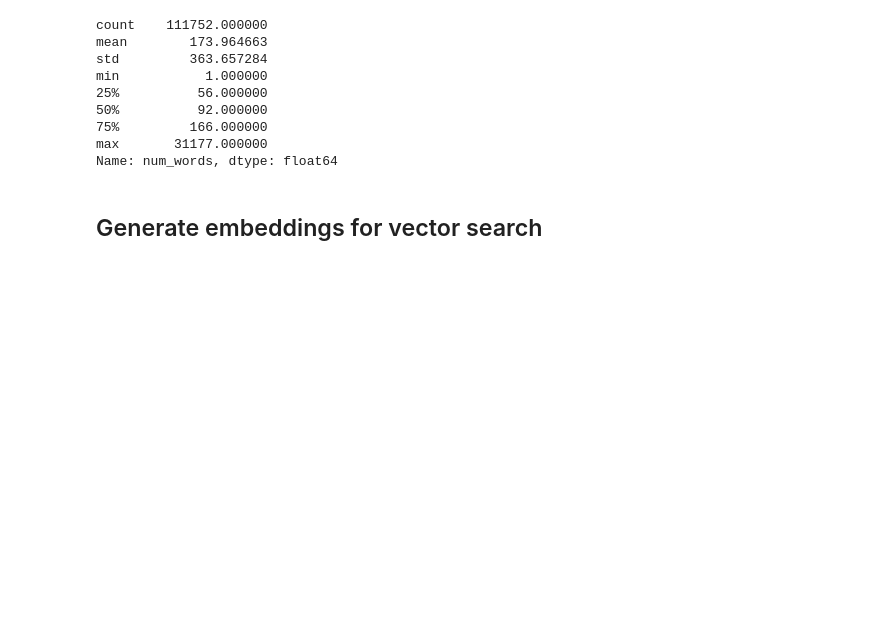
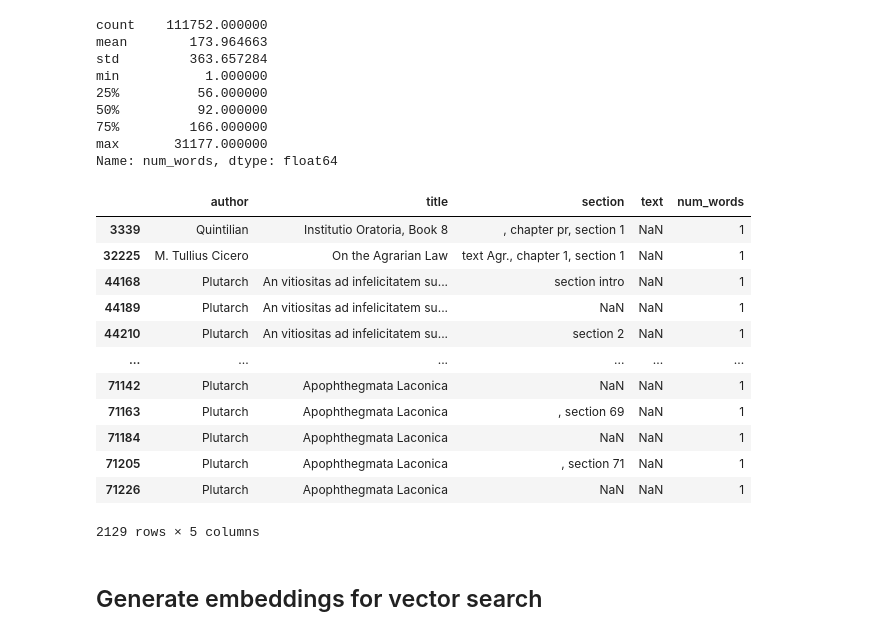
Before and after one commit to jjimenezgil/clio-ai, a Jupyter notebook: notebooks/Ingestion.ipynb, the cells around one changed output. Saved outputs shown, nothing was run; the diff lists cells and outputs as text; code cells hidden in the pictures; blank space fills up the shorter version.

```diff
--- a/notebooks/Ingestion.ipynb
+++ b/notebooks/Ingestion.ipynb
@@ -58,6 +59,24 @@ min           1.000000
 75%         166.000000
 max       31177.000000
 Name: num_words, dtype: float64
+# %%
+df_nans_text = df[df["text"].isna()]
+# %%
+df_nans_text
+# %% [output]
+|  | author | title | section | text | num_words |
+| 3339 | Quintilian | Institutio Oratoria, Book 8 | , chapter pr, section 1 | NaN | 1 |
+| 32225 | M. Tullius Cicero | On the Agrarian Law | text Agr., chapter 1, section 1 | NaN | 1 |
+| 44168 | Plutarch | An vitiositas ad infelicitatem su... | section intro | NaN | 1 |
+| 44189 | Plutarch | An vitiositas ad infelicitatem su... | NaN | NaN | 1 |
+| 44210 | Plutarch | An vitiositas ad infelicitatem su... | section 2 | NaN | 1 |
+| ... | ... | ... | ... | ... | ... |
+| 71142 | Plutarch | Apophthegmata Laconica | NaN | NaN | 1 |
+| 71163 | Plutarch | Apophthegmata Laconica | , section 69 | NaN | 1 |
+| 71184 | Plutarch | Apophthegmata Laconica | NaN | NaN | 1 |
+| 71205 | Plutarch | Apophthegmata Laconica | , section 71 | NaN | 1 |
+| 71226 | Plutarch | Apophthegmata Laconica | NaN | NaN | 1 |
+2129 rows × 5 columns
 # %% [markdown]
 ## Generate embeddings for vector search
 # %%
```
Also changed, not shown: parts of 2 cells of this notebook, 1 other file.
